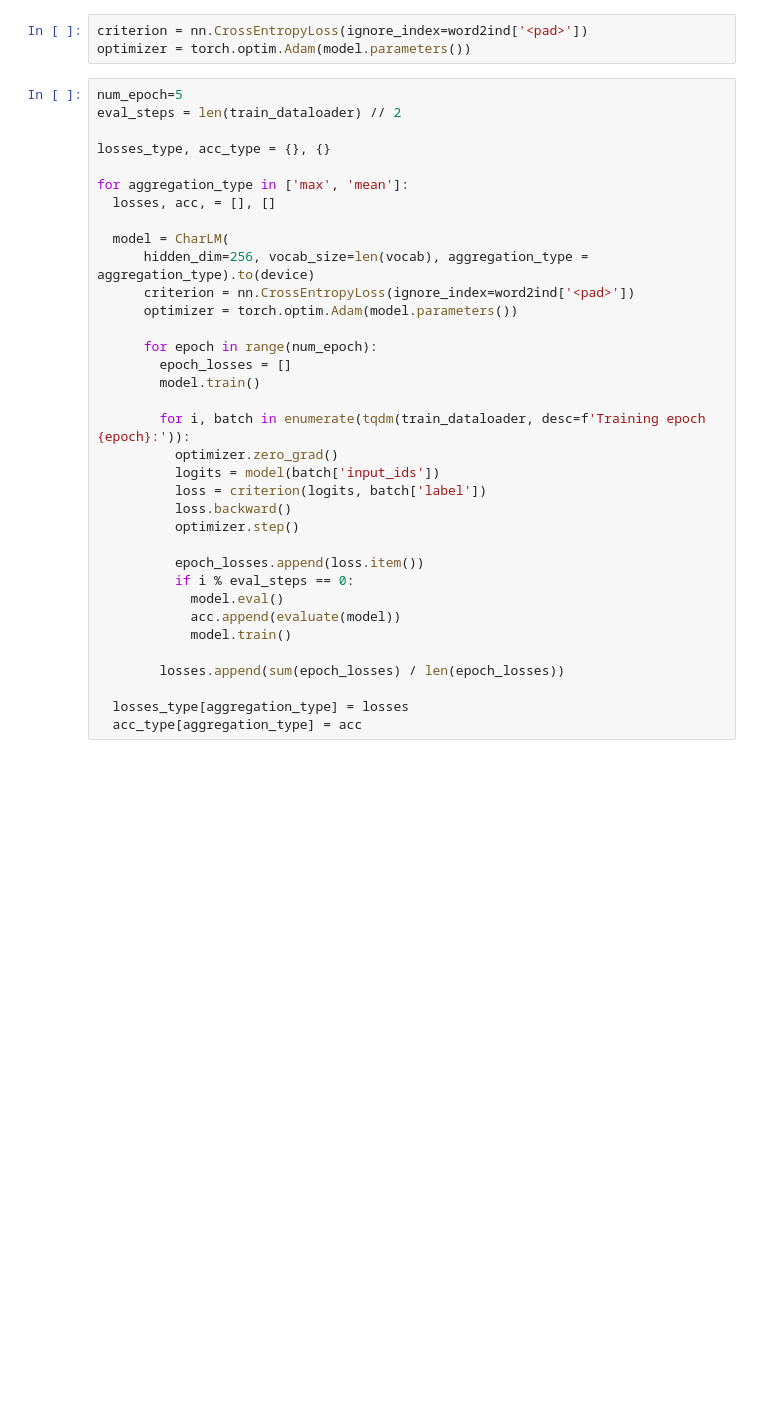
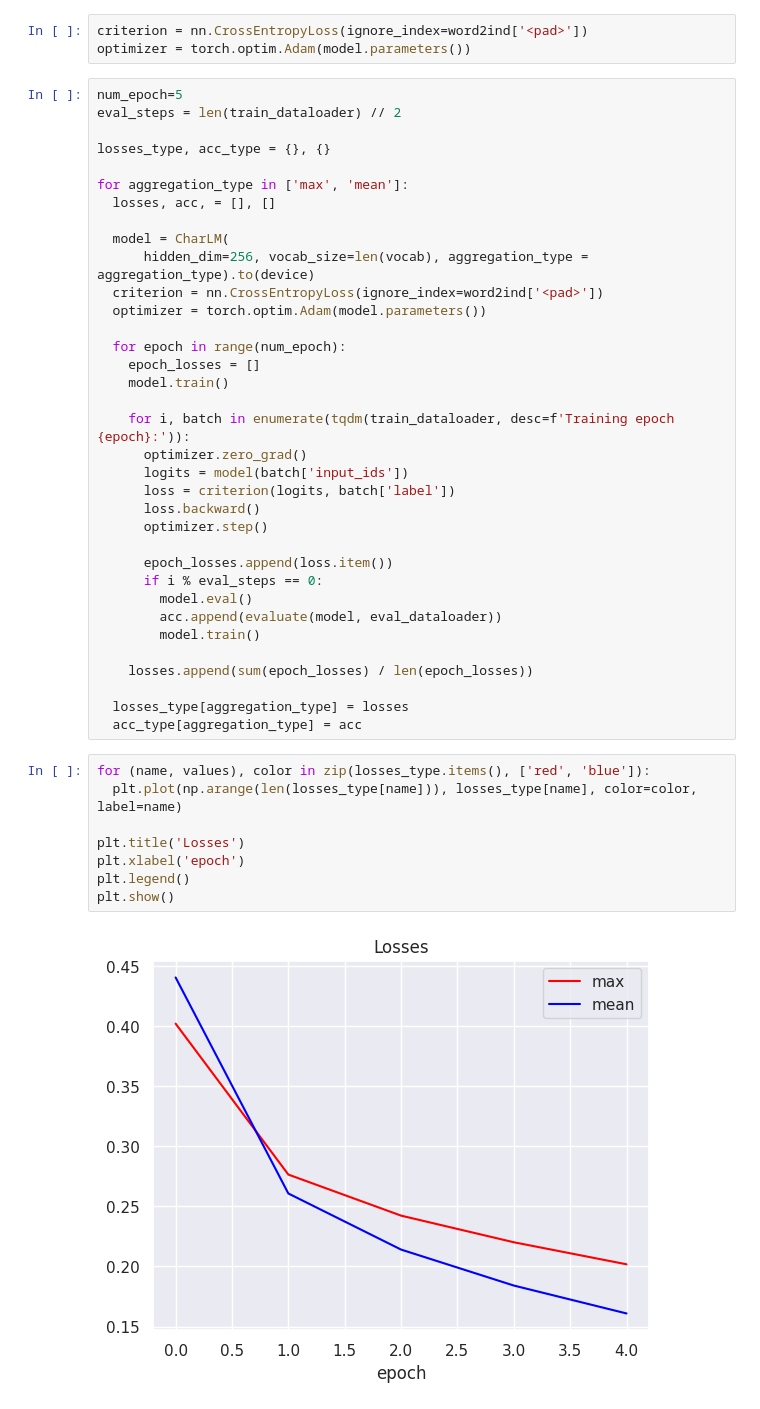
Before and after one commit to blckvia/DeepLearningSchool, a Jupyter notebook: hw_text_classification.ipynb, the cells around one changed output. Saved outputs shown, nothing was run; the diff lists cells and outputs as text; blank space fills up the shorter version.

```diff
--- a/hw_text_classification.ipynb
+++ b/hw_text_classification.ipynb
@@ -281,27 +281,37 @@ for aggregation_type in ['max', 'mean']:
 
   model = CharLM(
       hidden_dim=256, vocab_size=len(vocab), aggregation_type = aggregation_type).to(device)
-      criterion = nn.CrossEntropyLoss(ignore_index=word2ind['<pad>'])
-      optimizer = torch.optim.Adam(model.parameters())
+  criterion = nn.CrossEntropyLoss(ignore_index=word2ind['<pad>'])
+  optimizer = torch.optim.Adam(model.parameters())
 
-      for epoch in range(num_epoch):
-        epoch_losses = []
+  for epoch in range(num_epoch):
+    epoch_losses = []
+    model.train()
+
+    for i, batch in enumerate(tqdm(train_dataloader, desc=f'Training epoch {epoch}:')):
+      optimizer.zero_grad()
+      logits = model(batch['input_ids'])
+      loss = criterion(logits, batch['label'])
+      loss.backward()
+      optimizer.step()
+
+      epoch_losses.append(loss.item())
+      if i % eval_steps == 0:
+        model.eval()
+        acc.append(evaluate(model, eval_dataloader))
         model.train()
 
-        for i, batch in enumerate(tqdm(train_dataloader, desc=f'Training epoch {epoch}:')):
-          optimizer.zero_grad()
-          logits = model(batch['input_ids'])
-          loss = criterion(logits, batch['label'])
-          loss.backward()
-          optimizer.step()
-
-          epoch_losses.append(loss.item())
-          if i % eval_steps == 0:
-            model.eval()
-            acc.append(evaluate(model))
-            model.train()
-
-        losses.append(sum(epoch_losses) / len(epoch_losses))
+    losses.append(sum(epoch_losses) / len(epoch_losses))
 
   losses_type[aggregation_type] = losses
   acc_type[aggregation_type] = acc
+# %%
+for (name, values), color in zip(losses_type.items(), ['red', 'blue']):
+  plt.plot(np.arange(len(losses_type[name])), losses_type[name], color=color, label=name)
+
+plt.title('Losses')
+plt.xlabel('epoch')
+plt.legend()
+plt.show()
+# %% [output]
+[figure, added]
```
Also changed, not shown: parts of 2 cells of this notebook.
